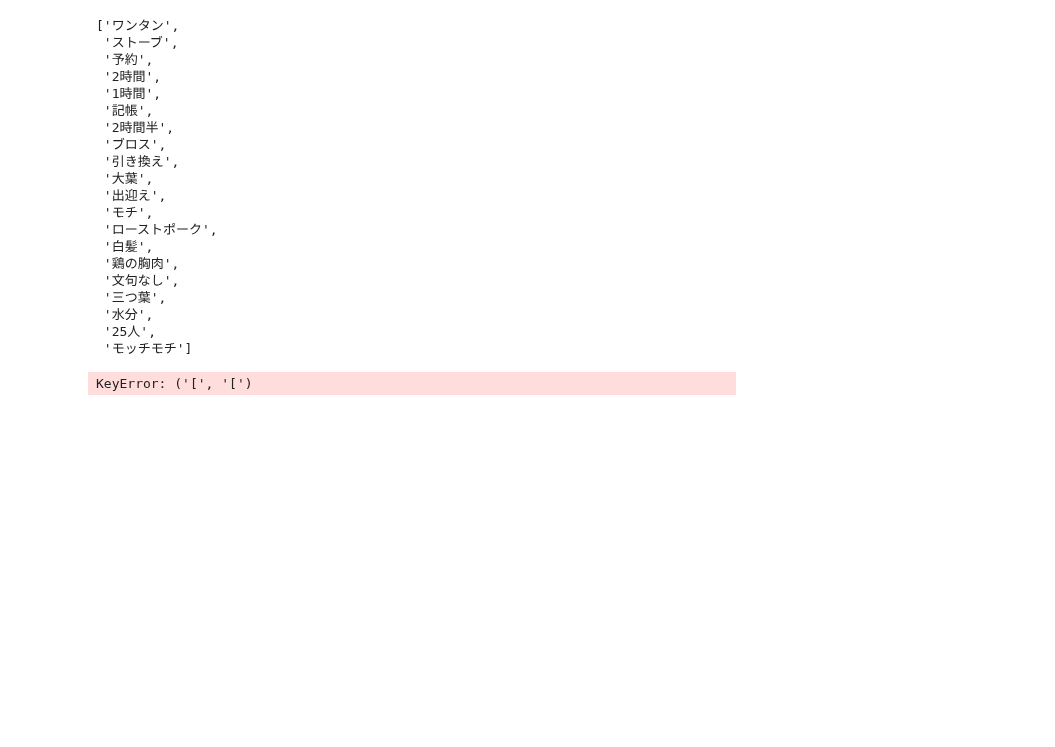
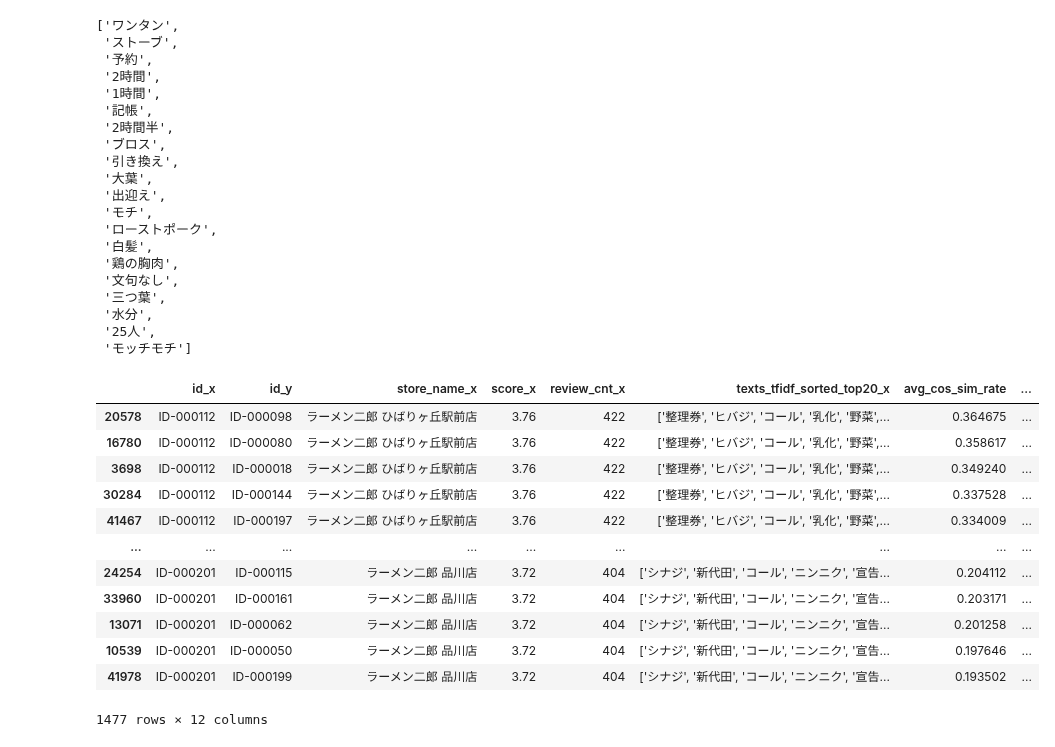
Before and after one commit to MakotoDataiku/tabelog-meiten, a Jupyter notebook: ipython_notebooks/notebook editor for compute_similarity_scores.ipynb, the cells around one changed output. Drawn from its saved outputs; the diff is of its cells as text; code cells hidden in the pictures; blank space fills up the shorter version.

Commit message:
Saved Jupyter notebook 'notebook editor for compute_similarity_scores'

```diff
--- a/ipython_notebooks/notebook editor for compute_similarity_scores.ipynb
+++ b/ipython_notebooks/notebook editor for compute_similarity_scores.ipynb
@@ -86,34 +86,46 @@ store_cross_detail['texts_tfidf_sorted_top20_x'][i].replace("'", "").replace("["
 # %%
 avg_avg_scores = []
 for i in tqdm(range(len(store_cross_detail['texts_tfidf_sorted_top20_x']))):
     avg_scores = []
     x_list = store_cross_detail['texts_tfidf_sorted_top20_x'][i].replace("'", "").replace("[", "").replace("]", "").replace(" ", "").split(",")
     for j in range(len(x_list)):
         word_cross_scores = []
         word_a = x_list[j]
-        for k in range(len(store_cross_detail['texts_tfidf_sorted_top20_y'][i])):
-            word_b = store_cross_detail['texts_tfidf_sorted_top20_y'][i][k]
+        for k in range(len(x_list)):
+            word_b = x_list[k]
             score = scores[(word_a, word_b)]#単語間のスコアを出す。
             word_cross_scores.append(score)
         avg_scores.append(np.mean(word_cross_scores))#20個の単語間スコアの平均値
     avg_avg_scores.append(np.mean(avg_scores))#20個の単語間スコアの平均値の平均値
 store_cross_detail.insert(6, 'avg_cos_sim_rate', avg_avg_scores)
 # 「二郎」と類似度が高いラーメン屋を高い順に表示
 store_cross_detail = store_cross_detail.sort_values(['id_x', 'avg_cos_sim_rate'], ascending=[True, False])
 df_sim_x = store_cross_detail[store_cross_detail['store_name_x'].str.contains('二郎')]
 df_sim_x.reset_index(drop=True)
 
 def min_max(x, axis=None):
     min = x.min(axis=axis, keepdims=True)
     max = x.max(axis=axis, keepdims=True)
     result = (x-min)/(max-min)
     return result
 b = df_sim_x['avg_cos_sim_rate']
 c = min_max(b.values)
 df_sim_x.insert(7, '正規化', c)
 df_sim_x
 # %% [output]
+|  | id_x | id_y | store_name_x | score_x | review_cnt_x | texts_tfidf_sorted_top20_x | avg_cos_sim_rate | ... |
+| 20578 | ID-000112 | ID-000098 | ラーメン二郎 ひばりヶ丘駅前店 | 3.76 | 422 | ['整理券', 'ヒバジ', 'コール', '乳化', '野菜',... | 0.364675 | ... |
+| 16780 | ID-000112 | ID-000080 | ラーメン二郎 ひばりヶ丘駅前店 | 3.76 | 422 | ['整理券', 'ヒバジ', 'コール', '乳化', '野菜',... | 0.358617 | ... |
+| 3698 | ID-000112 | ID-000018 | ラーメン二郎 ひばりヶ丘駅前店 | 3.76 | 422 | ['整理券', 'ヒバジ', 'コール', '乳化', '野菜',... | 0.349240 | ... |
+| 30284 | ID-000112 | ID-000144 | ラーメン二郎 ひばりヶ丘駅前店 | 3.76 | 422 | ['整理券', 'ヒバジ', 'コール', '乳化', '野菜',... | 0.337528 | ... |
+| 41467 | ID-000112 | ID-000197 | ラーメン二郎 ひばりヶ丘駅前店 | 3.76 | 422 | ['整理券', 'ヒバジ', 'コール', '乳化', '野菜',... | 0.334009 | ... |
+| ... | ... | ... | ... | ... | ... | ... | ... | ... |
+| 24254 | ID-000201 | ID-000115 | ラーメン二郎 品川店 | 3.72 | 404 | ['シナジ', '新代田', 'コール', 'ニンニク', '宣告... | 0.204112 | ... |
+| 33960 | ID-000201 | ID-000161 | ラーメン二郎 品川店 | 3.72 | 404 | ['シナジ', '新代田', 'コール', 'ニンニク', '宣告... | 0.203171 | ... |
+| 13071 | ID-000201 | ID-000062 | ラーメン二郎 品川店 | 3.72 | 404 | ['シナジ', '新代田', 'コール', 'ニンニク', '宣告... | 0.201258 | ... |
+| 10539 | ID-000201 | ID-000050 | ラーメン二郎 品川店 | 3.72 | 404 | ['シナジ', '新代田', 'コール', 'ニンニク', '宣告... | 0.197646 | ... |
+| 41978 | ID-000201 | ID-000199 | ラーメン二郎 品川店 | 3.72 | 404 | ['シナジ', '新代田', 'コール', 'ニンニク', '宣告... | 0.193502 | ... |
-KeyError: ('[', '[')
+1477 rows × 12 columns
 # %%
 # Compute recipe outputs from inputs
 # TODO: Replace this part by your actual code that computes the output, as a Pandas dataframe
```
